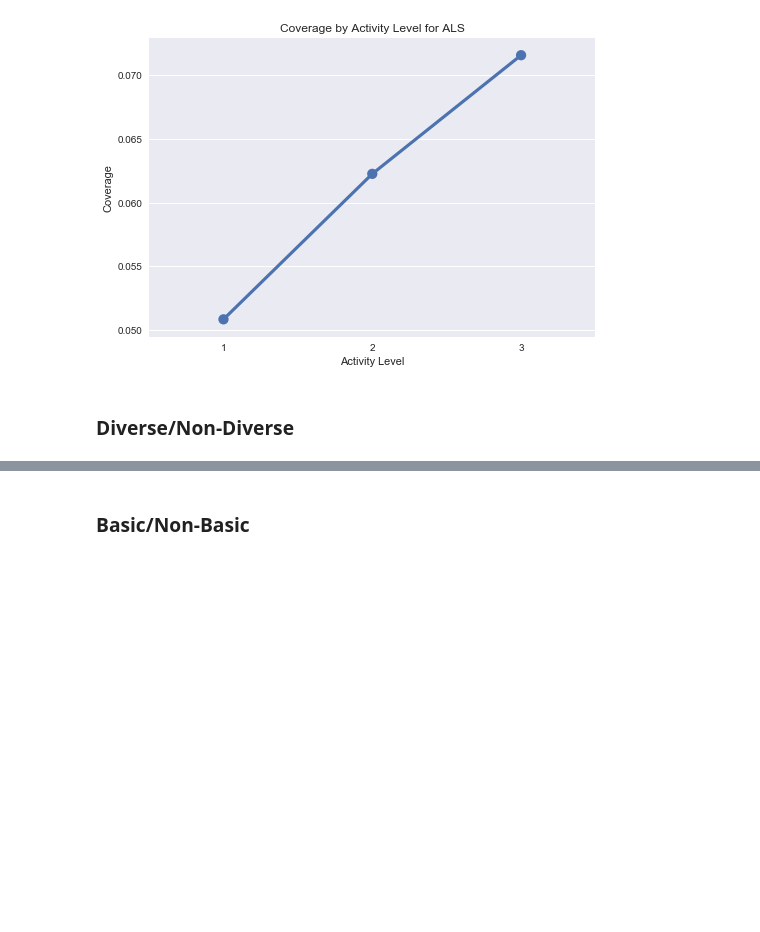
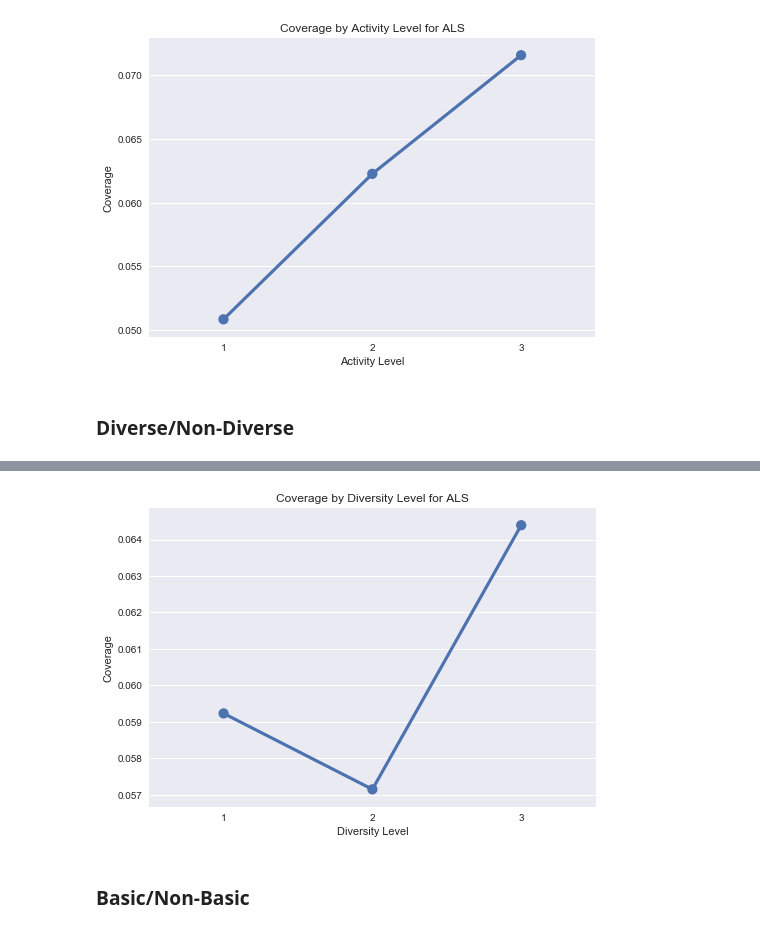
Before and after one commit to timjaya/lastfm, a Jupyter notebook: code/Main.ipynb, the cells around one changed output, grey strips where cells are left out. Drawn from its saved outputs; the diff is of its cells as text; code cells hidden in the pictures; blank space fills up the shorter version.

```diff
--- a/code/Main.ipynb
+++ b/code/Main.ipynb
@@ -341,11 +370,13 @@ plt.show()
 # %%
-# Plot Coverage of by Activity Level
-coverage_activity_df = pd.DataFrame({'N':levels, 'Recall': coverage_activity})
-g = sns.pointplot(x='N', y='Recall', data=coverage_activity_df)
-plt.title('Coverage by Activity Level for ALS')
-plt.xlabel('Activity Level')
+# Plot Coverage of by Diversity Level
+coverage_div_df = pd.DataFrame({'N':levels, 'Recall': coverage_div})
+g = sns.pointplot(x='N', y='Recall', data=coverage_div_df)
+plt.title('Coverage by Diversity Level for ALS')
+plt.xlabel('Diversity Level')
 plt.ylabel('Coverage')
 plt.show()
+# %% [output]
+[figure, added]
 # %% [markdown]
 ### Basic/Non-Basic
 # %%
```
Also changed, not shown: parts of 9 cells of this notebook.
